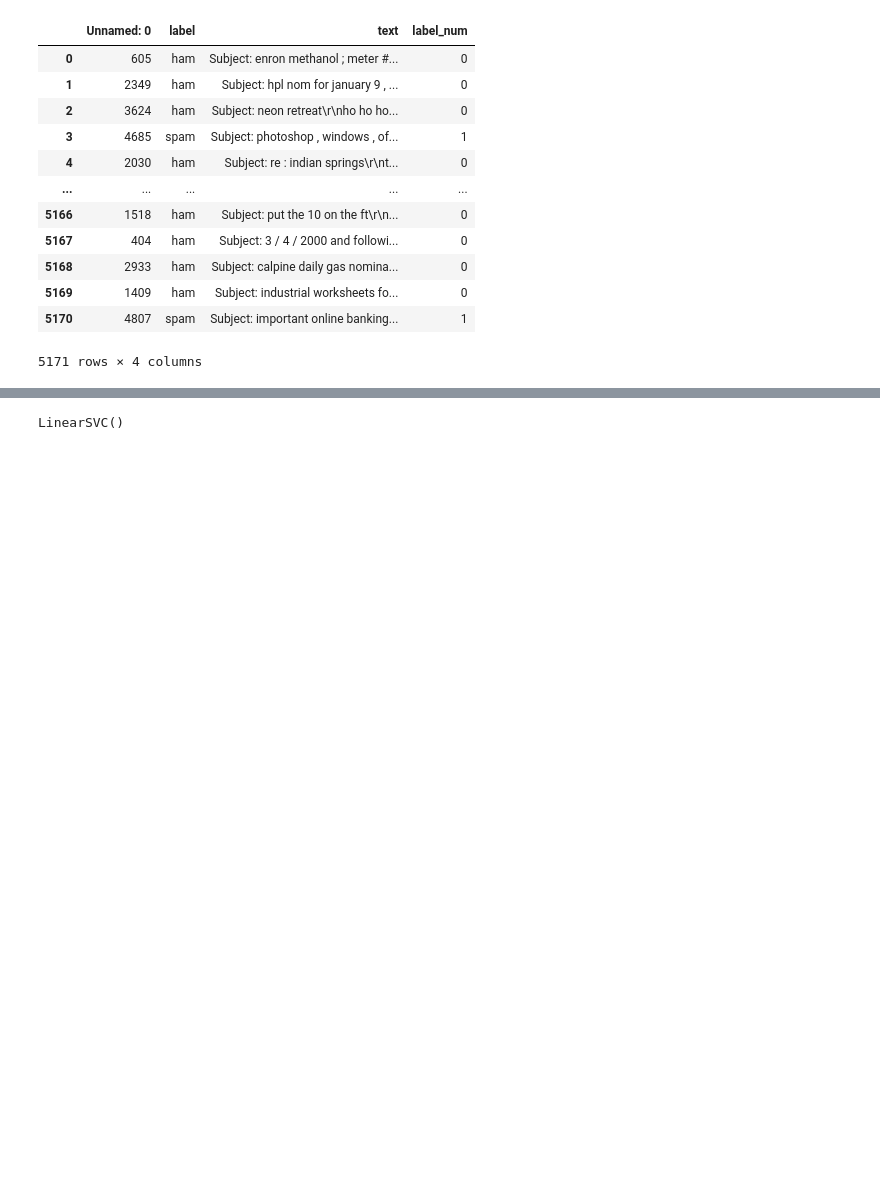
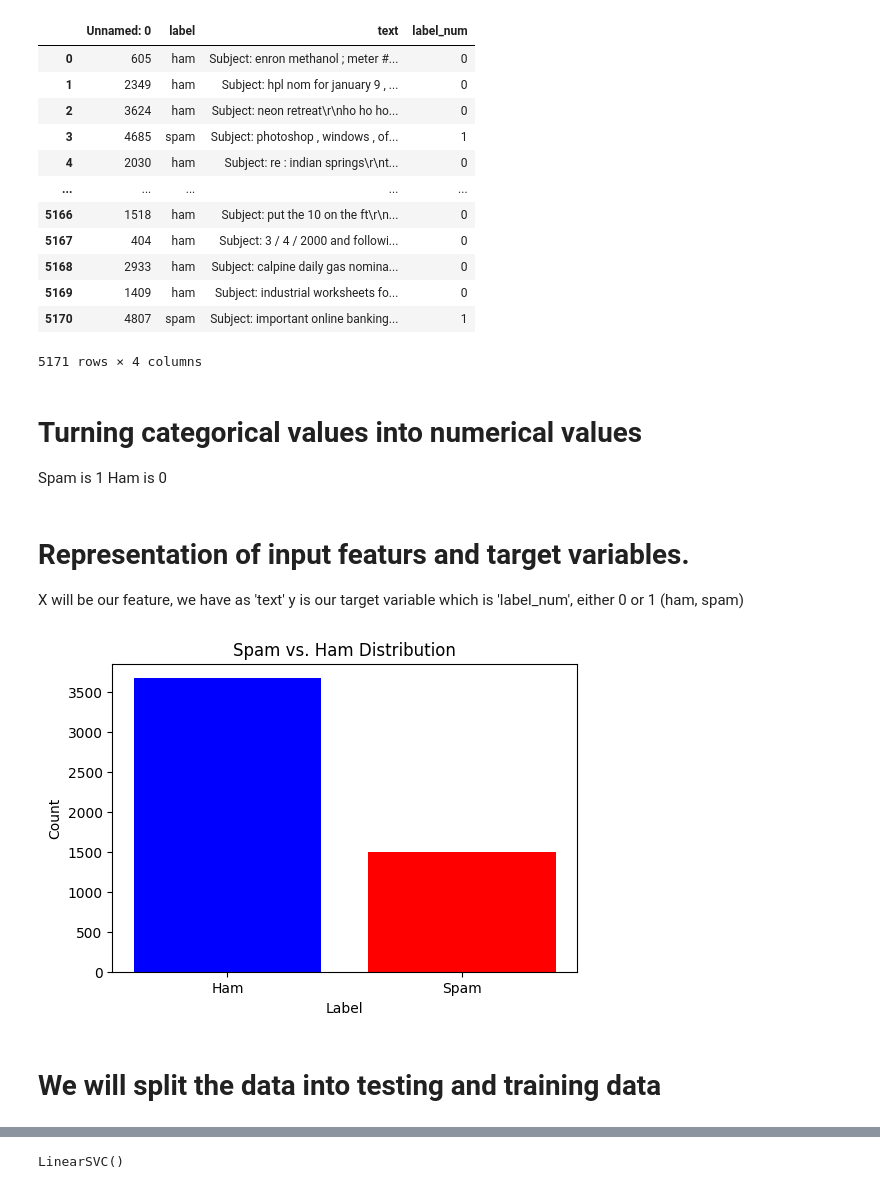
Before and after one commit to eyadhajj/Spam-Email-Detection, a Jupyter notebook: main.ipynb, the cells around one changed output, grey strips where cells are left out. Cells and saved outputs as stored; diff of their text form; code cells hidden in the pictures; blank space fills up the shorter version.

```diff
--- a/main.ipynb
+++ b/main.ipynb
@@ -23,9 +23,35 @@ data
 | 5169 | 1409 | ham | Subject: industrial worksheets fo... | 0 |
 | 5170 | 4807 | spam | Subject: important online banking... | 1 |
 5171 rows × 4 columns
+# %% [markdown]
+# Turning categorical values into numerical values
+
+Spam is 1
+Ham is 0
 # %%
 data['label'] = data['label'].apply(lambda x: 0 if x == "ham" else 1)
+# %% [markdown]
+# Representation of input featurs and target variables.
+X will be our feature, we have as 'text'
+y is our target variable which is 'label_num', either 0 or 1 (ham, spam)
 # %%
 X, y = data['text'], data['label_num']
+# %%
+# Count the number of each label
+label_counts = data["label"].value_counts()
+label_counts.index = ["Ham", "Spam"]
+# Plot
+plt.figure(figsize=(6, 4))
+plt.bar(label_counts.index, label_counts.values, color=["blue", "red"])
+plt.xlabel("Label")
+
+plt.ylabel("Count")
+plt.title("Spam vs. Ham Distribution")
+plt.xticks(rotation=0)
+plt.show()
+# %% [output]
+[figure, added]
+# %% [markdown]
+# We will split the data into testing and training data
 # %%
 X_train, X_test, y_train, y_test = train_test_split(X, y, test_size=0.2)
```
Also changed, not shown: parts of 3 cells of this notebook.
